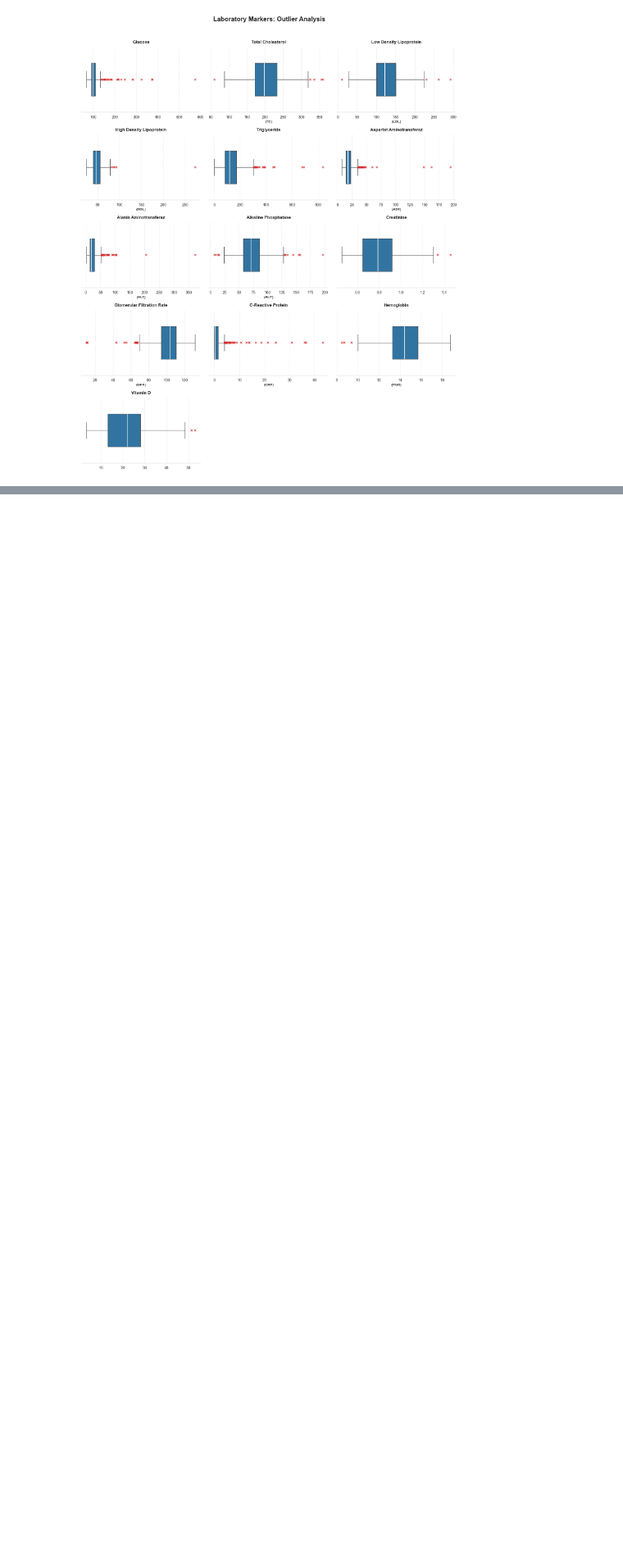
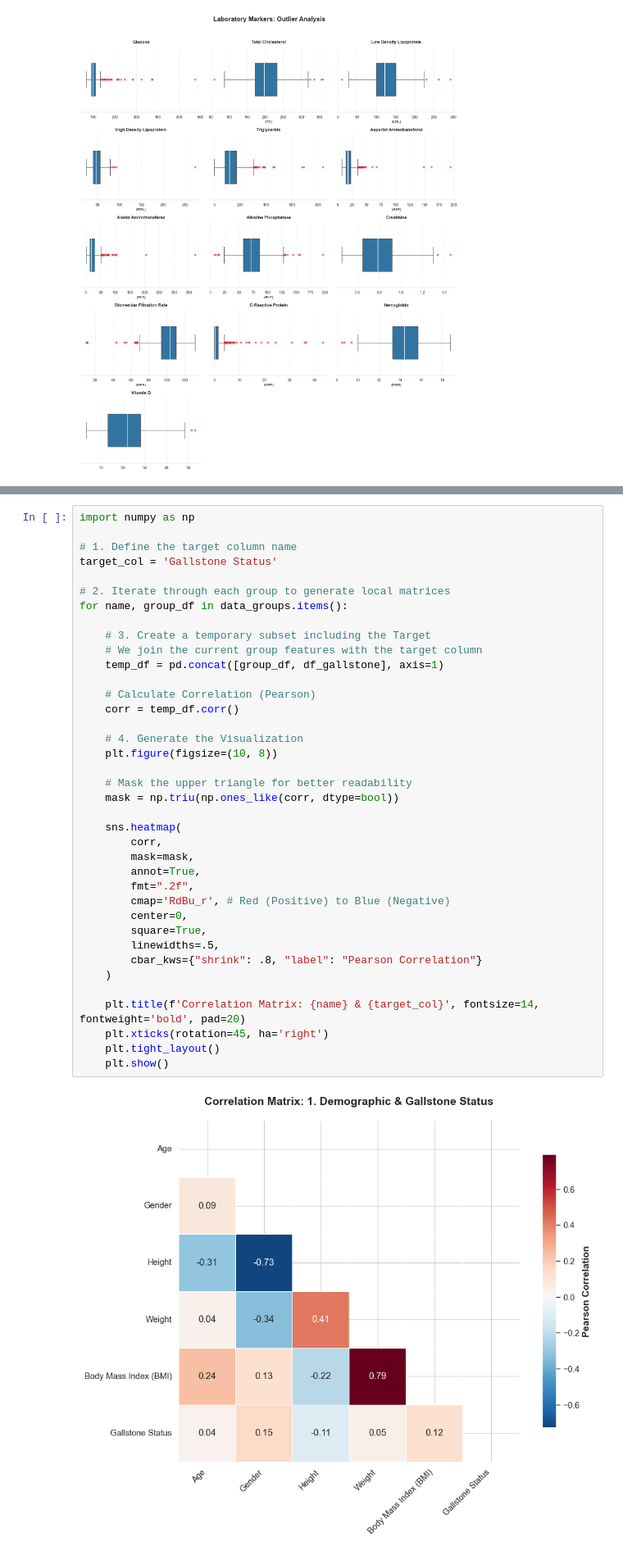
Before and after one commit to youquanneu/COMP3200_Individual_Project, a Jupyter notebook: Pipeline/DataAnalysis.ipynb, the cells around one changed output, grey strips where cells are left out. Shown at 82% size. Cells and saved outputs as stored; diff of their text form; blank space fills up the shorter version.

Commit message:
Modify Data Analysis Sheet

```diff
--- a/Pipeline/DataAnalysis.ipynb
+++ b/Pipeline/DataAnalysis.ipynb
@@ -765,0 +782,40 @@ plt.show()
+# %%
+import numpy as np
+
+# 1. Define the target column name
+target_col = 'Gallstone Status'
+
+# 2. Iterate through each group to generate local matrices
+for name, group_df in data_groups.items():
+
+    # 3. Create a temporary subset including the Target
+    # We join the current group features with the target column
+    temp_df = pd.concat([group_df, df_gallstone], axis=1)
+
+    # Calculate Correlation (Pearson)
+    corr = temp_df.corr()
+
+    # 4. Generate the Visualization
+    plt.figure(figsize=(10, 8))
+
+    # Mask the upper triangle for better readability
+    mask = np.triu(np.ones_like(corr, dtype=bool))
+
+    sns.heatmap(
+        corr,
+        mask=mask,
+        annot=True,
+        fmt=".2f",
+        cmap='RdBu_r', # Red (Positive) to Blue (Negative)
+        center=0,
+        square=True,
+        linewidths=.5,
+        cbar_kws={"shrink": .8, "label": "Pearson Correlation"}
+    )
+
+    plt.title(f'Correlation Matrix: {name} & {target_col}', fontsize=14, fontweight='bold', pad=20)
+    plt.xticks(rotation=45, ha='right')
+    plt.tight_layout()
+    plt.show()
+# %% [output]
+[figure, added]
```
Also changed, not shown: parts of 3 cells of this notebook, 1 other file.
